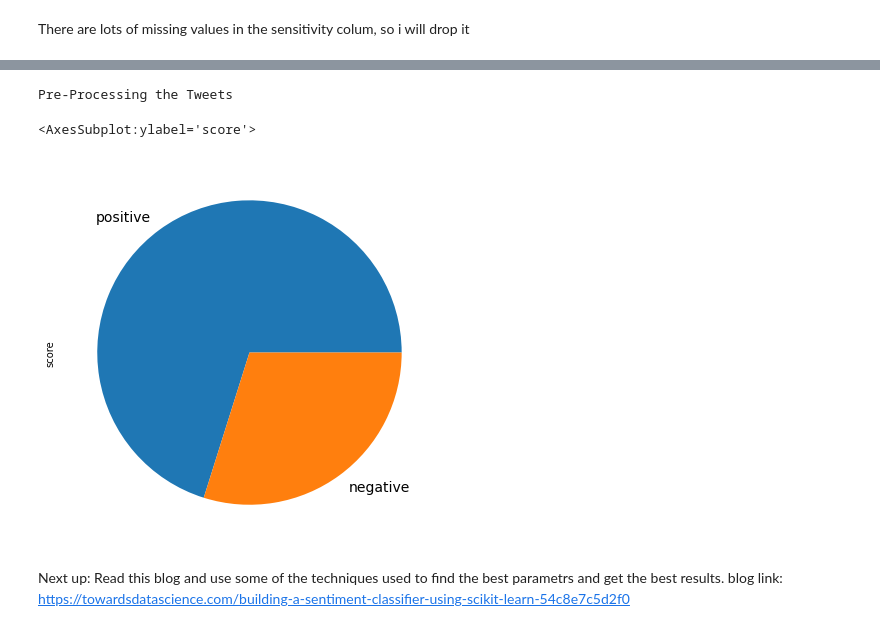
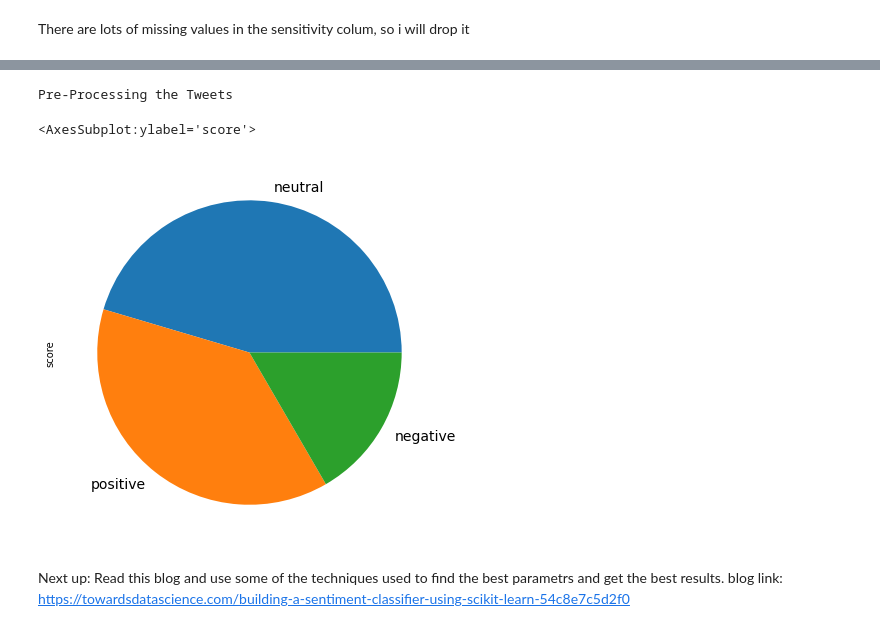
Before and after one commit to Hen0k/Twitter-Data-Analysis, a Jupyter notebook: notebooks/Sentiment Analysis.ipynb, the cells around one changed output, grey strips where cells are left out. Cells and saved outputs as stored; diff of their text form; code cells hidden in the pictures.

Commit message:
Test pipelines and grid search

```diff
--- a/notebooks/Sentiment Analysis.ipynb
+++ b/notebooks/Sentiment Analysis.ipynb
@@ -66,8 +73,8 @@ None
 We have imported the `CleanTweets` class for this task. We will use the `run_pipeline` method to automate the cleaning
 # %%
 cleaner = CleanTweets()
-cleaned_df = cleaner.run_pipeline(df)
-cleaned_df.info()
+cleaned_df = cleaner.run_pipeline(df, save_csv=True)
+# cleaned_df.info()
 # %% [output]
 Automation in Action...!!!
 <class 'pandas.core.frame.DataFrame'>
@@ -161,11 +322,11 @@ The precision score is 0.8112651400886696 and the recall score is 0.759444444444
 # %%
-labled_df = SADataPreparation().preprocess_data(cleaned_df, True)
+labled_df = SADataPreparation().preprocess_data(cleaned_df, False)
 labled_df = labled_df[['clean_text', 'score']]
 labled_df['score'].value_counts().plot.pie(figsize=(7,7), fontsize=14)
 # %% [output]
 Pre-Processing the Tweets
 <AxesSubplot:ylabel='score'>
-[figure, old version]
+[figure, new version]
 # %% [markdown]
 Next up: Read this blog and use some of the techniques used to find the best parametrs and get the best results.
 blog link: https://towardsdatascience.com/building-a-sentiment-classifier-using-scikit-learn-54c8e7c5d2f0
```
Also changed, not shown: parts of 30 cells of this notebook.
